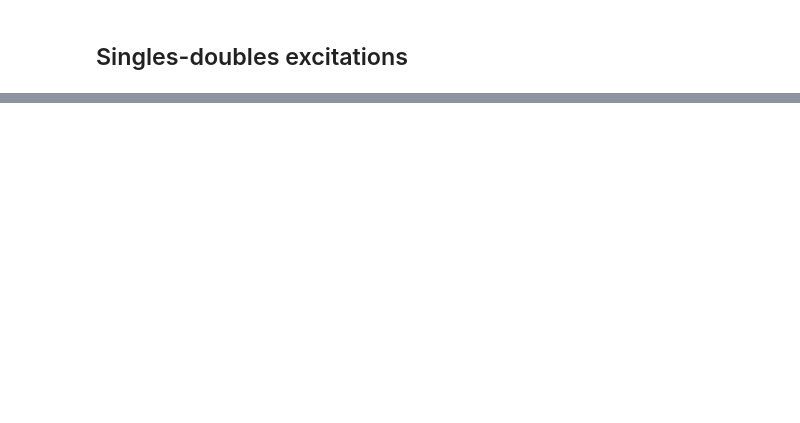
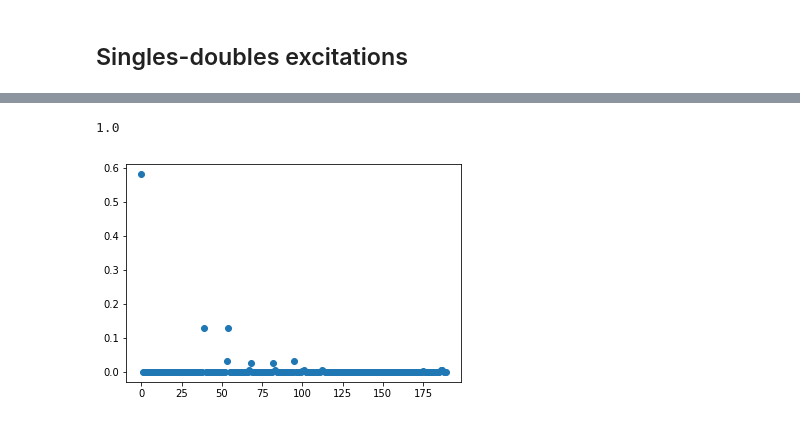
Before and after one commit to HyQD/configuration-interaction, a Jupyter notebook: scripts/2d-ho-quantum-dot-Copy1.ipynb, the cells around one changed output, grey strips where cells are left out. Cells and saved outputs as stored; diff of their text form; code cells hidden in the pictures; blank space fills up the shorter version.

```diff
--- a/scripts/2d-ho-quantum-dot-Copy1.ipynb
+++ b/scripts/2d-ho-quantum-dot-Copy1.ipynb
@@ -158,0 +159,9 @@ plt.show()
+# %%
+#Make plot of ground state coefficient weights
+C0 = cisd._C[:,0].real
+print(np.sum(np.abs(C0)**2))
+plt.plot(np.arange(len(C0)),np.abs(C0)**2,'o')
+plt.show()
+# %% [output]
+1.0
+[figure, added]
```
Also changed, not shown: parts of 19 cells of this notebook.
